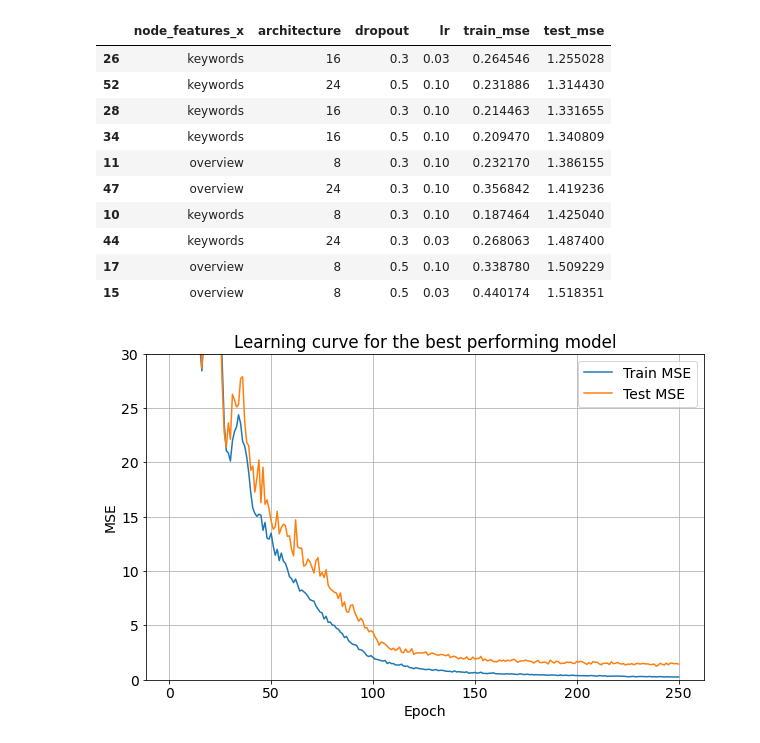
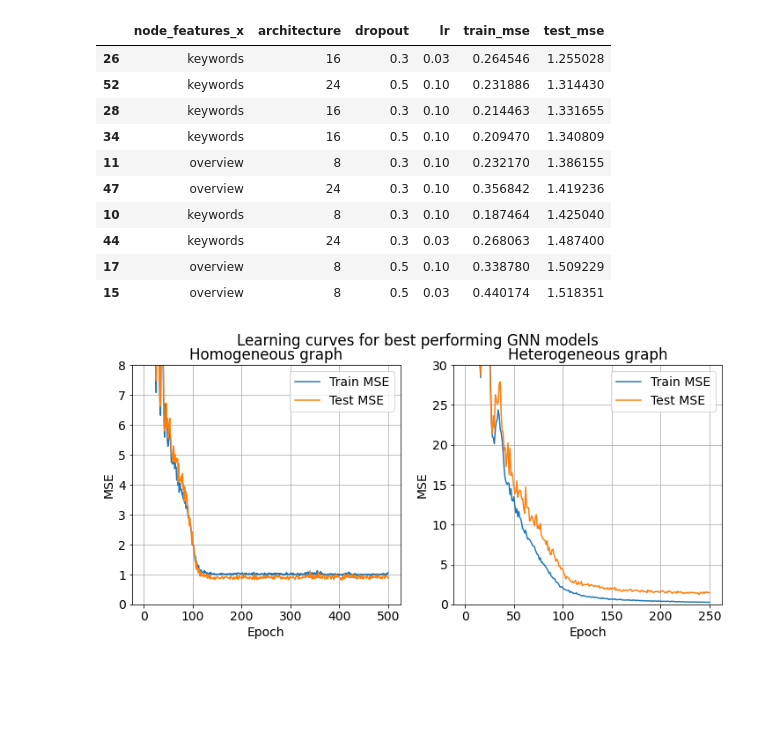
Before and after one commit to adrianstando/ML-on-Graphs-TMDB, a Jupyter notebook: results.ipynb, the cells around one changed output. Drawn from its saved outputs; the diff is of its cells as text; code cells hidden in the pictures; blank space fills up the shorter version.

```diff
--- a/results.ipynb
+++ b/results.ipynb
@@ -56 +42,4 @@ plt.savefig('figures/learning_curve.pdf')
+# %%
+best_model_homo = results_homo.loc[results_homo.test_mse == results_homo.test_mse.min(), ['model', 'architecture', 'dropout', 'lr', 'node_features', 'edge_features']]\
+    .merge(results_homo, on=['model', 'architecture', 'dropout', 'lr','node_features', 'edge_features'], how='left')
 # %%
@@ -70,12 +78,12 @@ plt.savefig('figures/boxplot_homo.pdf')
 # %%
-results = None
+results_hetero = None
 for f in listdir('results'):
     if f.startswith('hetero'):
         tmp = pd.read_csv('results/' + f)
         tmp['epoch'] = np.arange(1, len(tmp)+1)
 
-        if results is None:
-            results = tmp
+        if results_hetero is None:
+            results_hetero = tmp
         else:
-            results = results.append(tmp)
+            results_hetero = results_hetero.append(tmp)
 # %%
@@ -97,14 +105,25 @@ results.groupby(['architecture', 'dropout', 'lr', 'node_features'])\
 | 44 | keywords | 24 | 0.3 | 0.03 | 0.268063 | 1.487400 |
 | 17 | overview | 8 | 0.5 | 0.10 | 0.338780 | 1.509229 |
 | 15 | overview | 8 | 0.5 | 0.03 | 0.440174 | 1.518351 |
-# %%
-best_model = results.loc[results.test_mse == results.test_mse.min(), ['architecture', 'dropout', 'lr', 'node_features']].merge(results, on=['architecture', 'dropout', 'lr','node_features'], how='left')
-best_model.rename(columns = {"train_mse": "Train MSE", 'test_mse': "Test MSE"}).plot(x='epoch', y=['Train MSE', 'Test MSE'], figsize=(10, 6))
-plt.ylim(0, 30)
-plt.ylabel('MSE')
-plt.title('Learning curve for the best performing model')
-plt.xlabel('Epoch')
-plt.grid()
-plt.savefig('figures/learning_curve_hetero.pdf')
-# %% [output]
-[figure, removed]
+# %%
+best_model_hetero = results_hetero.loc[results_hetero.test_mse == results_hetero.test_mse.min(), ['architecture', 'dropout', 'lr', 'node_features']].merge(results_hetero, on=['architecture', 'dropout', 'lr','node_features'], how='left')
+# %%
+fig, axs = plt.subplots(1, 2, figsize = (12, 5))
+best_model_homo.rename(columns = {"train_mse": "Train MSE", 'test_mse': "Test MSE"}).plot(x='epoch', y=['Train MSE', 'Test MSE'], ax=axs[0])
+axs[0].set_ylim(0, 8)
+axs[0].set_ylabel('MSE')
+axs[0].set_title('Homogeneous graph')
+axs[0].set_xlabel('Epoch')
+axs[0].grid()
+
+best_model_hetero.rename(columns = {"train_mse": "Train MSE", 'test_mse': "Test MSE"}).plot(x='epoch', y=['Train MSE', 'Test MSE'], ax=axs[1])
+axs[1].set_ylim(0, 30)
+axs[1].set_ylabel('MSE')
+axs[1].set_title('Heterogeneous graph')
+axs[1].set_xlabel('Epoch')
+axs[1].grid()
+
+fig.suptitle("Learning curves for best performing GNN models")
+plt.savefig("figures/learning_curves.pdf")
+# %% [output]
+[figure, added]
```
Also changed, not shown: parts of 12 cells of this notebook.
